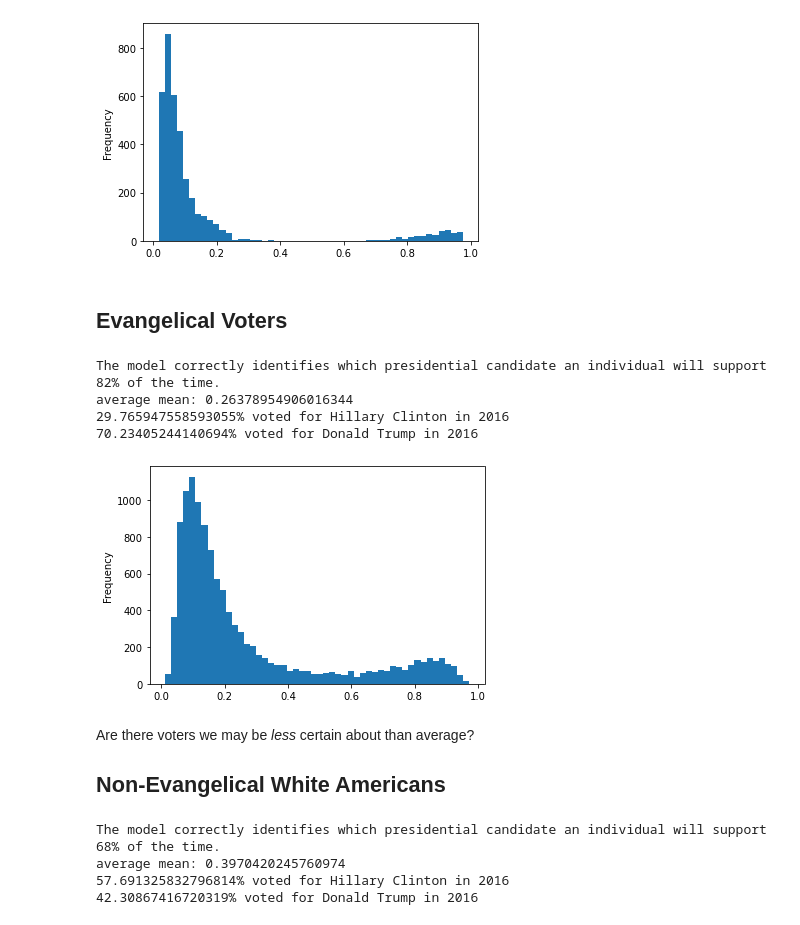
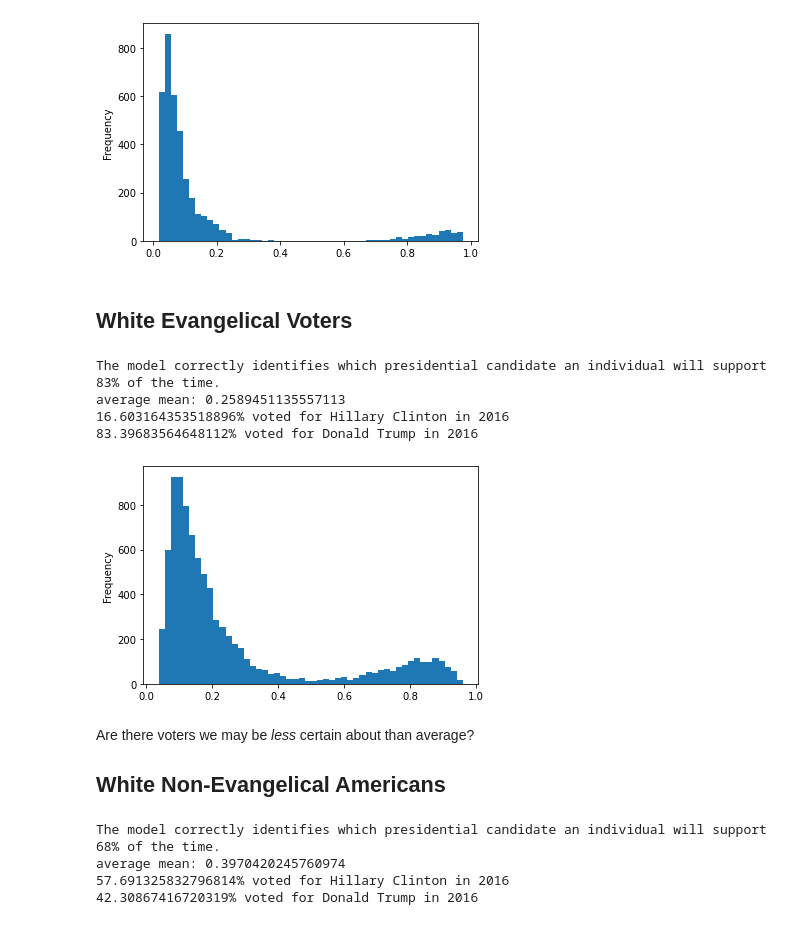
Before and after one commit to bgagnon93/cces_analysis, a Jupyter notebook: election_analysis_identity.ipynb, the cells around one changed output. Cells and saved outputs as stored; diff of their text form; code cells hidden in the pictures.

```diff
--- a/election_analysis_identity.ipynb
+++ b/election_analysis_identity.ipynb
@@ -184,8 +184,9 @@ pew_bornagain          0.9518   0.0324  29.4119 0.0000  0.8884  1.0152
 # %% [markdown]
 A number of components are removed from the model that were not statistically significant.
 # %%
-X = data_final[['educ', 'gender', 'age', 'religion_imp', 'race_Asian', 'race_Black', 'race_Hispanic', 'race_White', 'region_Midwest', 'region_Northeast', 'region_South', 'region_West', 'urbancity_City', 'urbancity_Rural', 'marstat_Married', 'pew_bornagain']]
-y = data_final['CC18_317']
+model_data = data_final[['CC18_317', 'educ', 'gender', 'age', 'religion_imp', 'race_Asian', 'race_Black', 'race_Hispanic', 'race_White', 'region_Midwest', 'region_Northeast', 'region_South', 'region_West', 'urbancity_City', 'urbancity_Rural', 'marstat_Married', 'pew_bornagain']]
+X = model_data.drop('CC18_317', axis=1)
+y = model_data['CC18_317']
 logit_model=sm.Logit(y, X)
 result=logit_model.fit()
 print(result.summary2())
@@ -258,6 +252,6 @@ overfitting.
 
 The model will now be generated with all the data:
 # %%
-lr = LogisticRegression()
+lr = LogisticRegression(max_iter=10000)
 lr.fit(X, y)
 # %% [output]
@@ -328,20 +317,22 @@ average mean: 0.14266341427043297
 8.097321236650792% voted for Donald Trump in 2016
 [figure]
 # %% [markdown]
-## Evangelical Voters
+## White Evangelical Voters
 # %%
-X_evangelical_voters = X[X['pew_bornagain']==1]
-y_evangelical_voters = data_final[data_final['pew_bornagain']==1]['CC18_317']
+conditions = (model_data.race_White == 1) & (model_data.pew_bornagain == 1)
+
+X_evangelical_voters = X[conditions]
+y_evangelical_voters = model_data[conditions]['CC18_317']
 
 plot_prediction(X_evangelical_voters, y_evangelical_voters)
 # %% [output]
-The model correctly identifies which presidential candidate an individual will support 82% of the time.
-average mean: 0.26378954906016344
-29.765947558593055% voted for Hillary Clinton in 2016
-70.23405244140694% voted for Donald Trump in 2016
+The model correctly identifies which presidential candidate an individual will support 83% of the time.
+average mean: 0.2589451135557113
+16.603164353518896% voted for Hillary Clinton in 2016
+83.39683564648112% voted for Donald Trump in 2016
-[figure, old version]
+[figure, new version]
 # %% [markdown]
 Are there voters we may be *less* certain about than average?
 
-## Non-Evangelical White Americans
+## White Non-Evangelical Americans
 # %%
```
Also changed, not shown: parts of 10 cells of this notebook.
